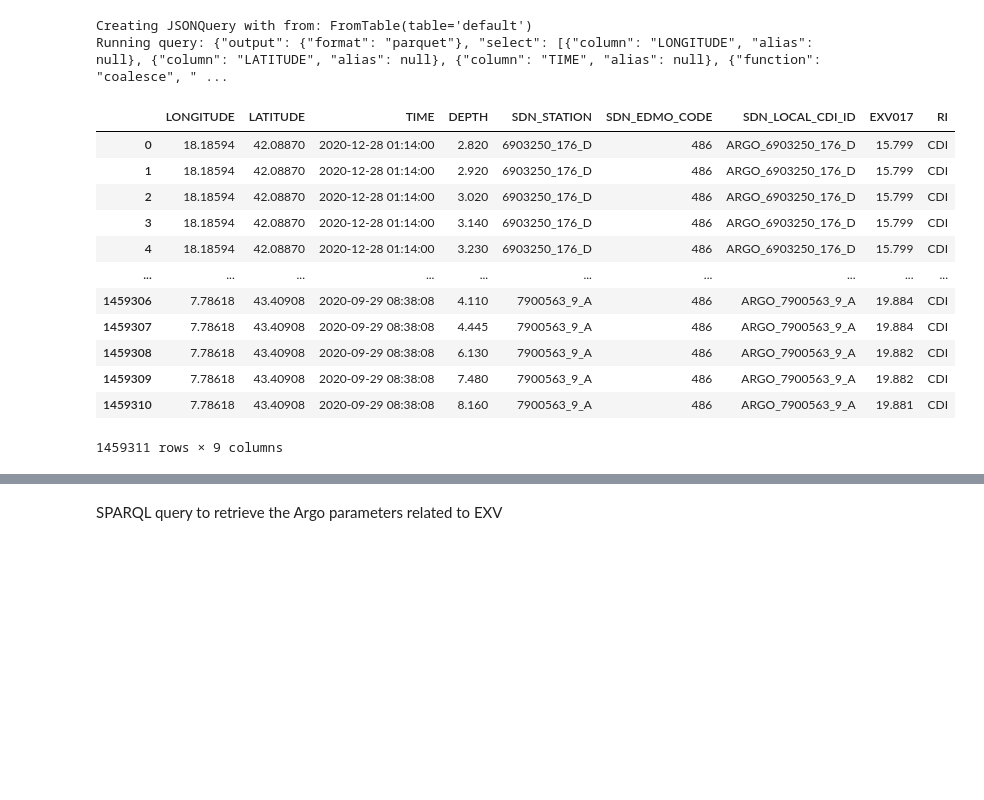
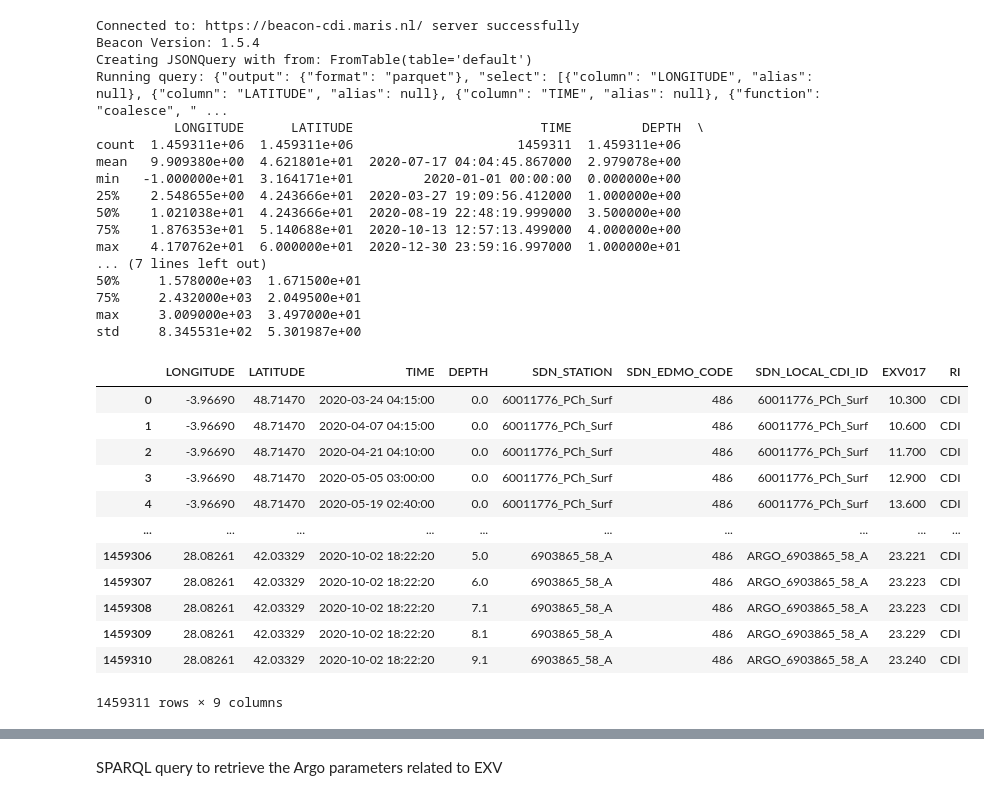
Before and after one commit to QCDIS/ECVs, a Jupyter notebook: codebase/ECV17.ipynb, the cells around one changed output, grey strips where cells are left out. Drawn from its saved outputs; the diff is of its cells as text; code cells hidden in the pictures; blank space fills up the shorter version.

```diff
--- a/codebase/ECV17.ipynb
+++ b/codebase/ECV17.ipynb
@@ -26,41 +60,60 @@ Beacon Version: 1.5.4
 # %%
+CDI_client = Client("https://beacon-cdi.maris.nl",  jwt_token=BEACON_TOKEN)
+
 tables_CDI = CDI_client.list_tables()
 
 df_CDI = (
         tables_CDI["default"]
         .query()
         .add_select_column("LONGITUDE")
         .add_select_column("LATITUDE")
         .add_select_column("TIME")
         .add_select_coalesced(['DEPTH', 'PRES'], "DEPTH")
         .add_select_column("SDN_STATION")
         .add_select_column("SDN_EDMO_CODE")
         .add_select_column("SDN_LOCAL_CDI_ID")
-        .add_select_column("subsurface_temperature", exv_variable)
-        .add_range_filter("TIME", time[0], time[1])
-        .add_range_filter("DEPTH", depth[0], depth[1])
-        .add_range_filter("LONGITUDE", region[0], region[1])
-        .add_range_filter("LATITUDE", region[2], region[3])
-        .add_is_not_null_filter(exv_variable)
+        .add_select_column("subsurface_temperature", param_exv_variable)
+        .add_range_filter("TIME",      param_time[0],   param_time[1])
+        .add_range_filter("DEPTH",     param_depth[0],  param_depth[1])
+        .add_range_filter("LONGITUDE", param_region[0], param_region[1])
+        .add_range_filter("LATITUDE",  param_region[2], param_region[3])
+        .add_is_not_null_filter(param_exv_variable)
         .to_pandas_dataframe()
     )
 
 df_CDI['RI'] = "CDI"
+
+print(df_CDI.describe())
 df_CDI
 # %% [output]
+Connected to: https://beacon-cdi.maris.nl/ server successfully
+Beacon Version: 1.5.4
 Creating JSONQuery with from: FromTable(table='default')
 Running query: {"output": {"format": "parquet"}, "select": [{"column": "LONGITUDE", "alias": null}, {"column": "LATITUDE", "alias": null}, {"column": "TIME", "alias": null}, {"function": "coalesce", " ...
+          LONGITUDE      LATITUDE                        TIME         DEPTH  \
+count  1.459311e+06  1.459311e+06                     1459311  1.459311e+06
+mean   9.909380e+00  4.621801e+01  2020-07-17 04:04:45.867000  2.979078e+00
+min   -1.000000e+01  3.164171e+01         2020-01-01 00:00:00  0.000000e+00
+25%    2.548655e+00  4.243666e+01  2020-03-27 19:09:56.412000  1.000000e+00
+50%    1.021038e+01  4.243666e+01  2020-08-19 22:48:19.999000  3.500000e+00
+75%    1.876353e+01  5.140688e+01  2020-10-13 12:57:13.499000  4.000000e+00
+max    4.170762e+01  6.000000e+01  2020-12-30 23:59:16.997000  1.000000e+01
+... (7 lines left out)
+50%     1.578000e+03  1.671500e+01
+75%     2.432000e+03  2.049500e+01
+max     3.009000e+03  3.497000e+01
+std     8.345531e+02  5.301987e+00
 |  | LONGITUDE | LATITUDE | TIME | DEPTH | SDN_STATION | SDN_EDMO_CODE | SDN_LOCAL_CDI_ID | EXV017 | RI |
-| 0 | 18.18594 | 42.08870 | 2020-12-28 01:14:00 | 2.820 | 6903250_176_D | 486 | ARGO_6903250_176_D | 15.799 | CDI |
-| 1 | 18.18594 | 42.08870 | 2020-12-28 01:14:00 | 2.920 | 6903250_176_D | 486 | ARGO_6903250_176_D | 15.799 | CDI |
-| 2 | 18.18594 | 42.08870 | 2020-12-28 01:14:00 | 3.020 | 6903250_176_D | 486 | ARGO_6903250_176_D | 15.799 | CDI |
-| 3 | 18.18594 | 42.08870 | 2020-12-28 01:14:00 | 3.140 | 6903250_176_D | 486 | ARGO_6903250_176_D | 15.799 | CDI |
-| 4 | 18.18594 | 42.08870 | 2020-12-28 01:14:00 | 3.230 | 6903250_176_D | 486 | ARGO_6903250_176_D | 15.799 | CDI |
+| 0 | -3.96690 | 48.71470 | 2020-03-24 04:15:00 | 0.0 | 60011776_PCh_Surf | 486 | 60011776_PCh_Surf | 10.300 | CDI |
+| 1 | -3.96690 | 48.71470 | 2020-04-07 04:15:00 | 0.0 | 60011776_PCh_Surf | 486 | 60011776_PCh_Surf | 10.600 | CDI |
+| 2 | -3.96690 | 48.71470 | 2020-04-21 04:10:00 | 0.0 | 60011776_PCh_Surf | 486 | 60011776_PCh_Surf | 11.700 | CDI |
+| 3 | -3.96690 | 48.71470 | 2020-05-05 03:00:00 | 0.0 | 60011776_PCh_Surf | 486 | 60011776_PCh_Surf | 12.900 | CDI |
+| 4 | -3.96690 | 48.71470 | 2020-05-19 02:40:00 | 0.0 | 60011776_PCh_Surf | 486 | 60011776_PCh_Surf | 13.600 | CDI |
 | ... | ... | ... | ... | ... | ... | ... | ... | ... | ... |
-| 1459306 | 7.78618 | 43.40908 | 2020-09-29 08:38:08 | 4.110 | 7900563_9_A | 486 | ARGO_7900563_9_A | 19.884 | CDI |
-| 1459307 | 7.78618 | 43.40908 | 2020-09-29 08:38:08 | 4.445 | 7900563_9_A | 486 | ARGO_7900563_9_A | 19.884 | CDI |
-| 1459308 | 7.78618 | 43.40908 | 2020-09-29 08:38:08 | 6.130 | 7900563_9_A | 486 | ARGO_7900563_9_A | 19.882 | CDI |
-| 1459309 | 7.78618 | 43.40908 | 2020-09-29 08:38:08 | 7.480 | 7900563_9_A | 486 | ARGO_7900563_9_A | 19.882 | CDI |
-| 1459310 | 7.78618 | 43.40908 | 2020-09-29 08:38:08 | 8.160 | 7900563_9_A | 486 | ARGO_7900563_9_A | 19.881 | CDI |
+| 1459306 | 28.08261 | 42.03329 | 2020-10-02 18:22:20 | 5.0 | 6903865_58_A | 486 | ARGO_6903865_58_A | 23.221 | CDI |
+| 1459307 | 28.08261 | 42.03329 | 2020-10-02 18:22:20 | 6.0 | 6903865_58_A | 486 | ARGO_6903865_58_A | 23.223 | CDI |
+| 1459308 | 28.08261 | 42.03329 | 2020-10-02 18:22:20 | 7.1 | 6903865_58_A | 486 | ARGO_6903865_58_A | 23.223 | CDI |
+| 1459309 | 28.08261 | 42.03329 | 2020-10-02 18:22:20 | 8.1 | 6903865_58_A | 486 | ARGO_6903865_58_A | 23.229 | CDI |
+| 1459310 | 28.08261 | 42.03329 | 2020-10-02 18:22:20 | 9.1 | 6903865_58_A | 486 | ARGO_6903865_58_A | 23.240 | CDI |
 1459311 rows × 9 columns
 # %%
```
Also changed, not shown: parts of 10 cells of this notebook, 1 other file.
